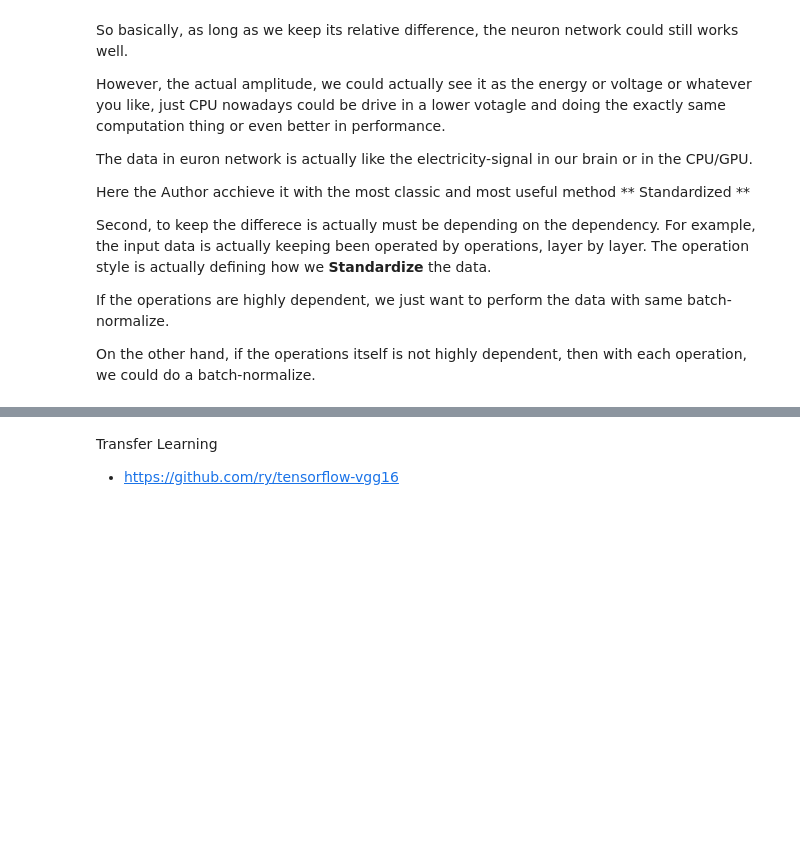
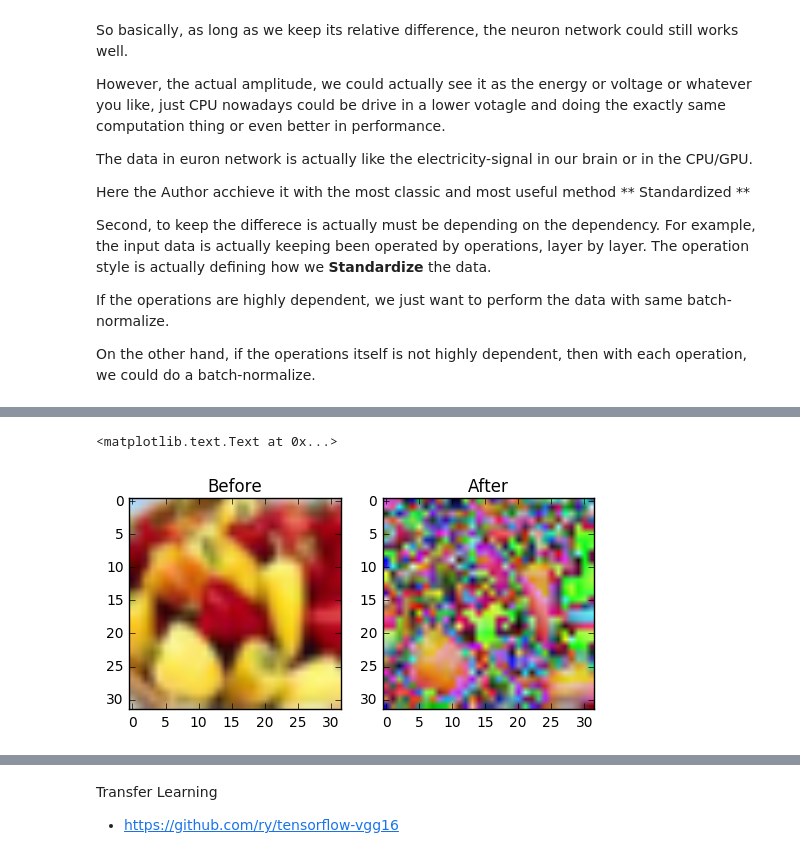
Before and after one commit to excllent123/deep_learning_research, a Jupyter notebook: notebook/Batch Normalization.ipynb, the cells around one changed output, grey strips where cells are left out. Cells and saved outputs as stored; diff of their text form; code cells hidden in the pictures; blank space fills up the shorter version.

```diff
--- a/notebook/Batch Normalization.ipynb
+++ b/notebook/Batch Normalization.ipynb
@@ -76,0 +121,26 @@ $ \mu_{ \beta } \leftarrow  \frac{1}{m} \sum_{i=1}^m x_{i} \text{ --- Mini-batch
+# %%
+# normalize with numpy
+import numpy as np
+
+epslion = 1e-10
+def operations(img):
+    mean = int(np.mean(img))
+    img -= mean
+    std = np.std(img)
+    return img / (std+epslion)
+
+img = operations(X_train[311].copy())
+
+fig = plt.figure()
+a=fig.add_subplot(1,2,1)
+
+imgplot = plt.imshow(X_train[311])
+a.set_title('Before')
+
+a=fig.add_subplot(1,2,2)
+imgplot = plt.imshow(img)
+imgplot.set_clim(0.0,0.7)
+a.set_title('After')
+# %% [output]
+<matplotlib.text.Text at 0x...>
+[figure, added]
```
Also changed, not shown: parts of 15 cells of this notebook, 2 other files.
